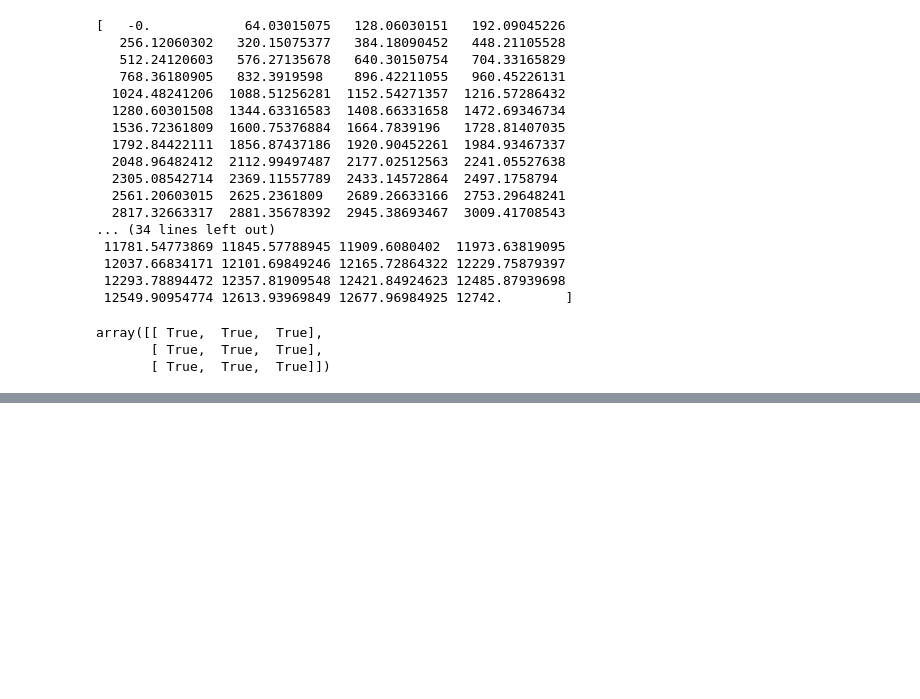
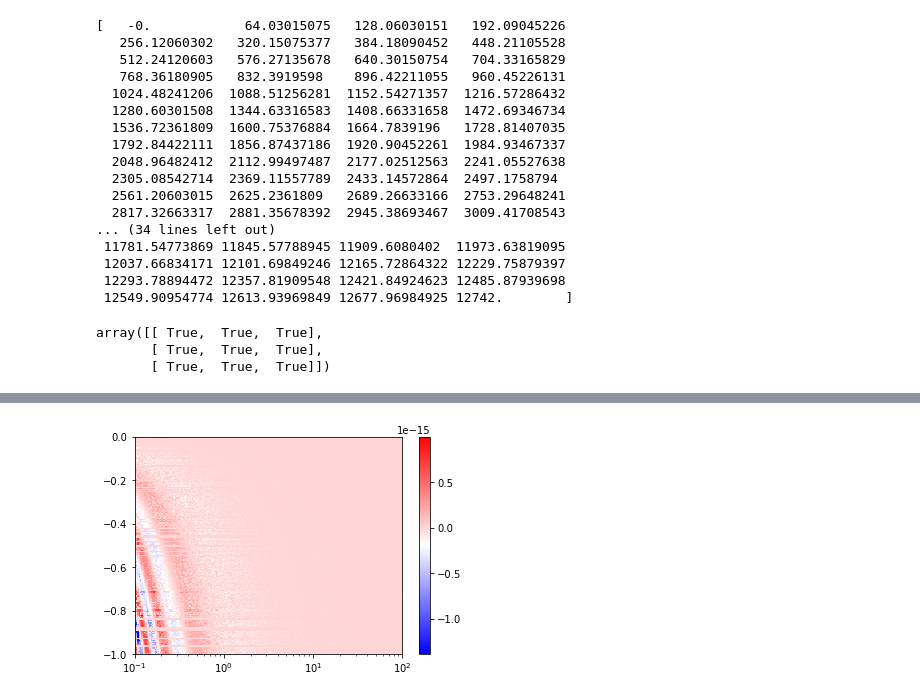
Before and after one commit to plm9/Neutrino_probabilities, a Jupyter notebook: Organized/package_tester.ipynb, the cells around one changed output, grey strips where cells are left out. Cells and saved outputs as stored; diff of their text form; code cells hidden in the pictures; blank space fills up the shorter version.

```diff
--- a/Organized/package_tester.ipynb
+++ b/Organized/package_tester.ipynb
@@ -407,0 +435,8 @@ plt.show()
+# %%
+plt.figure()
+plt.pcolormesh(En, cz, Ps-PG, cmap="bwr")
+plt.xscale("log")
+plt.colorbar()
+plt.show()
+# %% [output]
+[figure, added]
```
Also changed, not shown: parts of 5 cells of this notebook, 13 other files.
